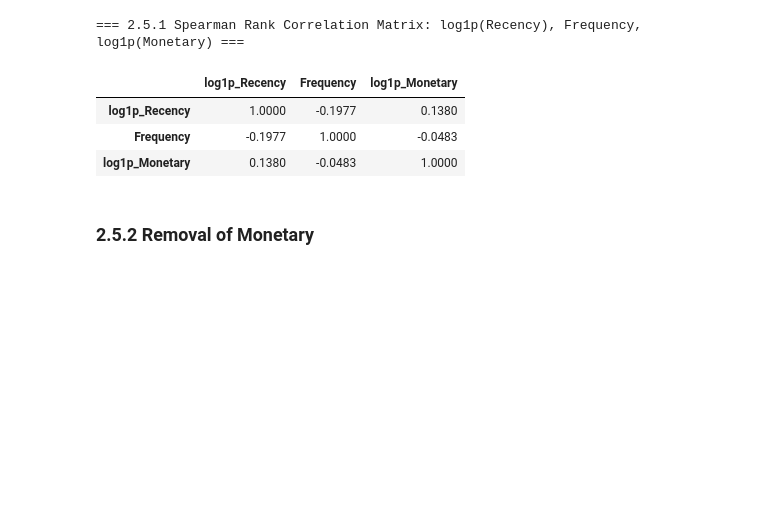
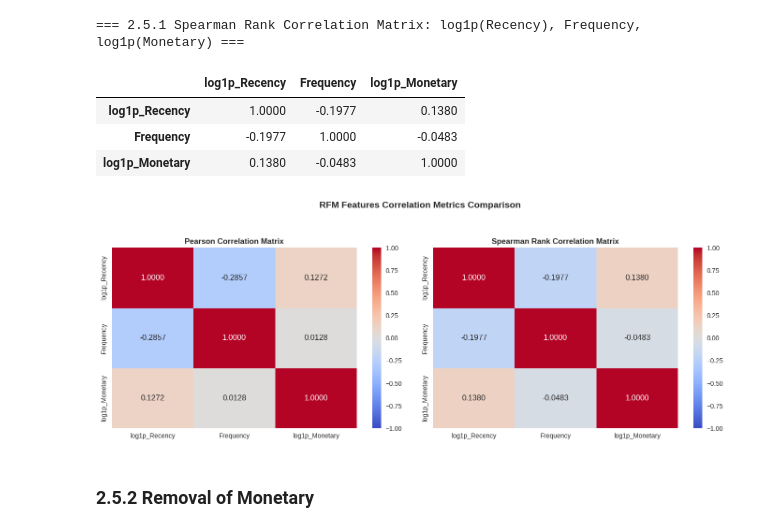
Before and after one commit to Govindu-Sathruwan/CRM-CM-CW1, a Jupyter notebook: CRM_&_CM_CW1.ipynb, the cells around one changed output. Saved outputs shown, nothing was run; the diff lists cells and outputs as text; code cells hidden in the pictures; blank space fills up the shorter version.

```diff
--- a/CRM_&_CM_CW1.ipynb
+++ b/CRM_&_CM_CW1.ipynb
@@ -1417,6 +1443,44 @@ display(rfm_corr_input.corr(method='spearman').round(4))
 | log1p_Recency | 1.0000 | -0.1977 | 0.1380 |
 | Frequency | -0.1977 | 1.0000 | -0.0483 |
 | log1p_Monetary | 0.1380 | -0.0483 | 1.0000 |
+# %%
+# Plotting heatmaps for Pearson and Spearman correlation matrices
+fig, axes = plt.subplots(1, 2, figsize=(14, 5))
+
+# Compute correlation matrices
+pearson_corr = rfm_corr_input.corr(method='pearson')
+spearman_corr = rfm_corr_input.corr(method='spearman')
+
+# Pearson Correlation Heatmap
+sns.heatmap(
+    pearson_corr,
+    annot=True,
+    fmt=".4f",
+    cmap="coolwarm",
+    vmin=-1,
+    vmax=1,
+    ax=axes[0]
+)
+axes[0].set_title("Pearson Correlation Matrix", fontsize=12, fontweight='bold')
+
+# Spearman Rank Correlation Heatmap
+sns.heatmap(
+    spearman_corr,
+    annot=True,
+    fmt=".4f",
+    cmap="coolwarm",
+    vmin=-1,
+    vmax=1,
+    ax=axes[1]
+)
+axes[1].set_title("Spearman Rank Correlation Matrix", fontsize=12, fontweight='bold')
+
+plt.suptitle("RFM Features Correlation Metrics Comparison", fontsize=14, fontweight='bold', y=1.05)
+plt.tight_layout()
+plt.savefig("rfm_correlation_metrics.png", dpi=300, bbox_inches='tight')
+plt.show()
+# %% [output]
+[figure, added]
 # %% [markdown]
 ### 2.5.2 Removal of Monetary
 # %%
```
Also changed, not shown: parts of 8 cells of this notebook.
